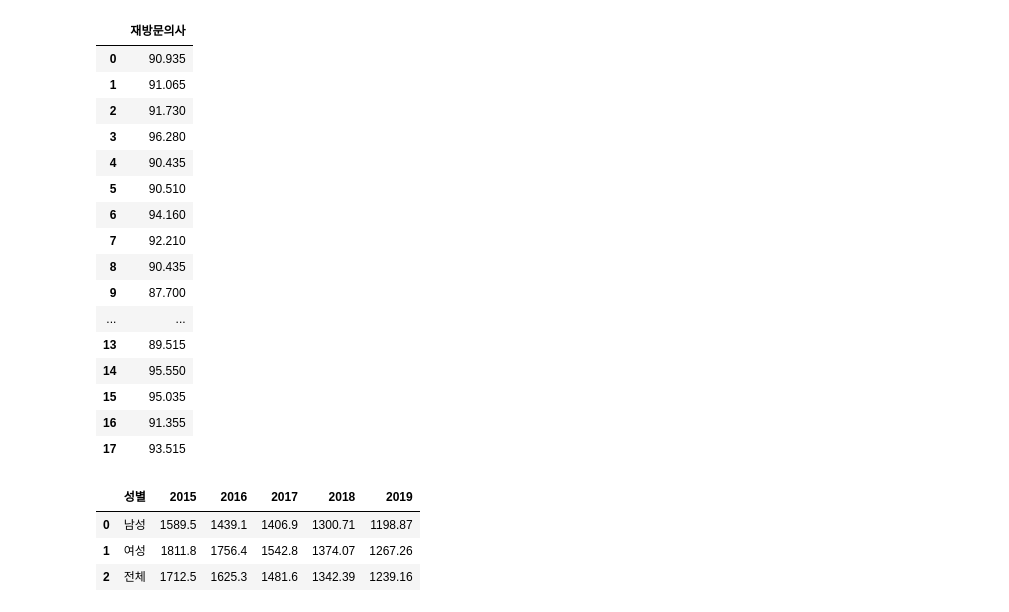
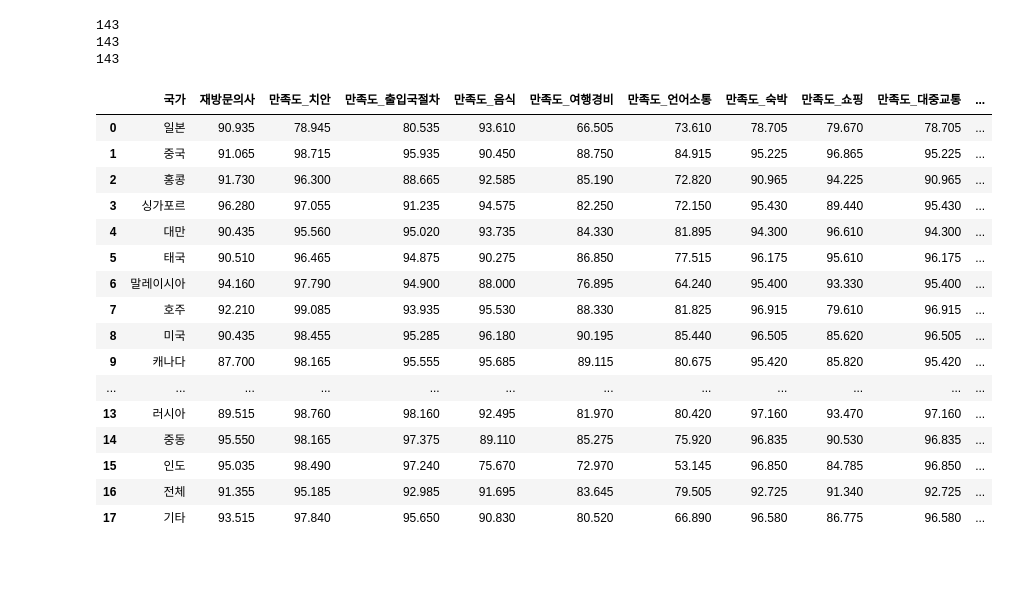
Before and after one commit to JoohyeonBaek/Tourists-visiting-Korea, a Jupyter notebook: jupyter notebook/spend.ipynb, the cells around one changed output. Saved outputs shown, nothing was run; the diff lists cells and outputs as text; code cells hidden in the pictures; blank space fills up the shorter version.

```diff
--- a/jupyter notebook/spend.ipynb
+++ b/jupyter notebook/spend.ipynb
@@ -42,8 +44,8 @@ satisfactionList += satisfaction_country_2019.iloc[14:, 2:].values.tolist()
 satisfactionList += satisfaction_age_2015.iloc[:, 2:].values.tolist()
 satisfactionList += satisfaction_age_2016.iloc[:, 2:].values.tolist()
 satisfactionList += satisfaction_age_2017.iloc[:, 2:].values.tolist()
-satisfactionList += satisfaction_age_2018.iloc[:, 2:].values.tolist()
-satisfactionList += satisfaction_age_2019.iloc[:, 2:].values.tolist()
+# satisfactionList += satisfaction_age_2018.iloc[:, 2:].values.tolist()
+# satisfactionList += satisfaction_age_2019.iloc[:, 2:].values.tolist()
 
 satisfactionList += satisfaction_gender_2015.iloc[:, 2:].values.tolist()
 satisfactionList += satisfaction_gender_2016.iloc[:, 2:].values.tolist()
@@ -62,8 +64,8 @@ spendList += spend_country.iloc[15:, 6:7].values.tolist()
 spendList += spend_age.iloc[:, 1:2].values.tolist()
 spendList += spend_age.iloc[:, 2:3].values.tolist()
 spendList += spend_age.iloc[:, 3:4].values.tolist()
-spendList += spend_age.iloc[:, 4:5].values.tolist()
-spendList += spend_age.iloc[:, 5:6].values.tolist()
+# spendList += spend_age.iloc[:, 4:5].values.tolist()
+# spendList += spend_age.iloc[:, 5:6].values.tolist()
 
 spendList += spend_gender.iloc[:, 1:2].values.tolist()
 spendList += spend_gender.iloc[:, 2:3].values.tolist()
@@ -71,45 +73,49 @@ spendList += spend_gender.iloc[:, 3:4].values.tolist()
 spendList += spend_gender.iloc[:, 4:5].values.tolist()
 spendList += spend_gender.iloc[:, 5:6].values.tolist()
 
+# ----- 재방문의사 리스트
 returnList = satisfaction_country_2015.iloc[:, 1:2].values.tolist()
 returnList += satisfaction_country_2016.iloc[:, 1:2].values.tolist()
 returnList += satisfaction_country_2017.iloc[:, 1:2].values.tolist()
 returnList += satisfaction_country_2018.iloc[:, 1:2].values.tolist()
 returnList += satisfaction_country_2019.iloc[:, 1:2].values.tolist()
 
+returnList += satisfaction_age_2015.iloc[:, 1:2].values.tolist()
+returnList += satisfaction_age_2016.iloc[:, 1:2].values.tolist()
+returnList += satisfaction_age_2017.iloc[:, 1:2].values.tolist()
+# returnList += satisfaction_age_2018.iloc[:, 1:2].values.tolist()
+# returnList += satisfaction_age_2019.iloc[:, 1:2].values.tolist()
 
-train_data, test_data , train_label, test_label = train_test_split(satisfactionList,
-                                                                                       spendList,
-                                                                                       train_size=0.8,
-                                                                                       test_size=0.2)
+returnList += satisfaction_gender_2015.iloc[:, 1:2].values.tolist()
+returnList += satisfaction_gender_2016.iloc[:, 1:2].values.tolist()
+returnList += satisfaction_gender_2017.iloc[:, 1:2].values.tolist()
+returnList += satisfaction_gender_2018.iloc[:, 1:2].values.tolist()
+returnList += satisfaction_gender_2019.iloc[:, 1:2].values.tolist()
 
-# model = LinearRegression()
-# model = model.fit(train_data, train_label)
-# pre = model.predict(test_data)
+print(len(satisfactionList))
+print(len(returnList))
+print(len(spendList))
+# %% [output]
+143
+143
+143
-# %%
-satisfaction_country_2015.iloc[:, 1:2]
-# %% [output]
-|  | 재방문의사 |
-| 0 | 90.935 |
-| 1 | 91.065 |
-| 2 | 91.730 |
-| 3 | 96.280 |
-| 4 | 90.435 |
-| 5 | 90.510 |
-| 6 | 94.160 |
-| 7 | 92.210 |
-| 8 | 90.435 |
-| 9 | 87.700 |
-| ... | ... |
-| 13 | 89.515 |
-| 14 | 95.550 |
-| 15 | 95.035 |
-| 16 | 91.355 |
-| 17 | 93.515 |
-# %%
-spend_gender
-# %% [output]
-|  | 성별 | 2015 | 2016 | 2017 | 2018 | 2019 |
-| 0 | 남성 | 1589.5 | 1439.1 | 1406.9 | 1300.71 | 1198.87 |
-| 1 | 여성 | 1811.8 | 1756.4 | 1542.8 | 1374.07 | 1267.26 |
-| 2 | 전체 | 1712.5 | 1625.3 | 1481.6 | 1342.39 | 1239.16 |
+# %%
+satisfaction_country_2015
+# %% [output]
+|  | 국가 | 재방문의사 | 만족도_치안 | 만족도_출입국절차 | 만족도_음식 | 만족도_여행경비 | 만족도_언어소통 | 만족도_숙박 | 만족도_쇼핑 | 만족도_대중교통 | ... |
+| 0 | 일본 | 90.935 | 78.945 | 80.535 | 93.610 | 66.505 | 73.610 | 78.705 | 79.670 | 78.705 | ... |
+| 1 | 중국 | 91.065 | 98.715 | 95.935 | 90.450 | 88.750 | 84.915 | 95.225 | 96.865 | 95.225 | ... |
+| 2 | 홍콩 | 91.730 | 96.300 | 88.665 | 92.585 | 85.190 | 72.820 | 90.965 | 94.225 | 90.965 | ... |
+| 3 | 싱가포르 | 96.280 | 97.055 | 91.235 | 94.575 | 82.250 | 72.150 | 95.430 | 89.440 | 95.430 | ... |
+| 4 | 대만 | 90.435 | 95.560 | 95.020 | 93.735 | 84.330 | 81.895 | 94.300 | 96.610 | 94.300 | ... |
+| 5 | 태국 | 90.510 | 96.465 | 94.875 | 90.275 | 86.850 | 77.515 | 96.175 | 95.610 | 96.175 | ... |
+| 6 | 말레이시아 | 94.160 | 97.790 | 94.900 | 88.000 | 76.895 | 64.240 | 95.400 | 93.330 | 95.400 | ... |
+| 7 | 호주 | 92.210 | 99.085 | 93.935 | 95.530 | 88.330 | 81.825 | 96.915 | 79.610 | 96.915 | ... |
+| 8 | 미국 | 90.435 | 98.455 | 95.285 | 96.180 | 90.195 | 85.440 | 96.505 | 85.620 | 96.505 | ... |
+| 9 | 캐나다 | 87.700 | 98.165 | 95.555 | 95.685 | 89.115 | 80.675 | 95.420 | 85.820 | 95.420 | ... |
+| ... | ... | ... | ... | ... | ... | ... | ... | ... | ... | ... | ... |
+| 13 | 러시아 | 89.515 | 98.760 | 98.160 | 92.495 | 81.970 | 80.420 | 97.160 | 93.470 | 97.160 | ... |
+| 14 | 중동 | 95.550 | 98.165 | 97.375 | 89.110 | 85.275 | 75.920 | 96.835 | 90.530 | 96.835 | ... |
+| 15 | 인도 | 95.035 | 98.490 | 97.240 | 75.670 | 72.970 | 53.145 | 96.850 | 84.785 | 96.850 | ... |
+| 16 | 전체 | 91.355 | 95.185 | 92.985 | 91.695 | 83.645 | 79.505 | 92.725 | 91.340 | 92.725 | ... |
+| 17 | 기타 | 93.515 | 97.840 | 95.650 | 90.830 | 80.520 | 66.890 | 96.580 | 86.775 | 96.580 | ... |
```
Also changed, not shown: parts of 13 cells of this notebook, 1 other file.
